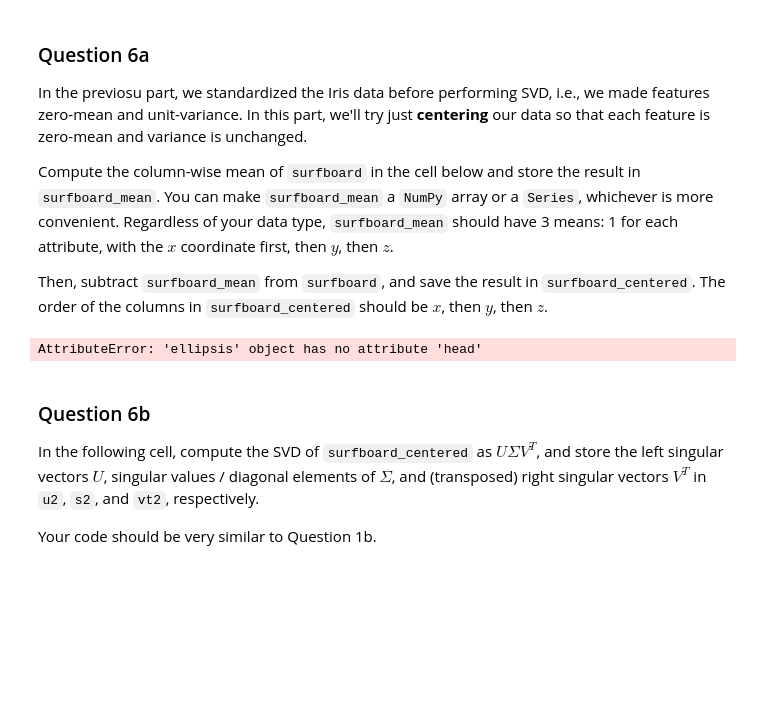
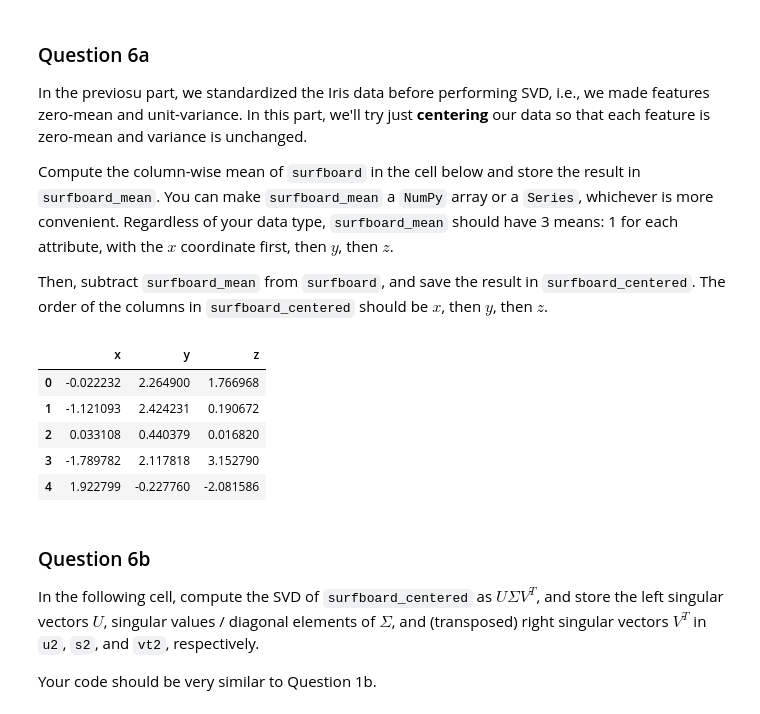
Before and after one commit to Ingridsm21/Data_Analysis, a Jupyter notebook: clinic4/clinic4-dr.ipynb, the cells around one changed output. Drawn from its saved outputs; the diff is of its cells as text; code cells hidden in the pictures; blank space fills up the shorter version.

```diff
--- a/clinic4/clinic4-dr.ipynb
+++ b/clinic4/clinic4-dr.ipynb
@@ -606,15 +606,20 @@ Compute the column-wise mean of `surfboard` in the cell below and store the resu
 Then, subtract `surfboard_mean` from `surfboard`, and save the result in `surfboard_centered`. The order of the columns in `surfboard_centered` should be $x$, then $y$, then $z$.
 # %%
 # Compute the column-wise mean
-surfboard_mean = ...
+surfboard_mean = np.mean(surfboard, axis = 0)
 
 # Center the data by subtracting the mean
-surfboard_centered = ...
+surfboard_centered = surfboard - surfboard_mean
 
 # Display the first few rows of the centered data
 surfboard_centered.head()
 # %% [output]
-AttributeError: 'ellipsis' object has no attribute 'head'
+|  | x | y | z |
+| 0 | -0.022232 | 2.264900 | 1.766968 |
+| 1 | -1.121093 | 2.424231 | 0.190672 |
+| 2 | 0.033108 | 0.440379 | 0.016820 |
+| 3 | -1.789782 | 2.117818 | 3.152790 |
+| 4 | 1.922799 | -0.227760 | -2.081586 |
 # %% [markdown]
 ### Question 6b
 
```
Also changed, not shown: parts of 13 cells of this notebook, 18 other files.
